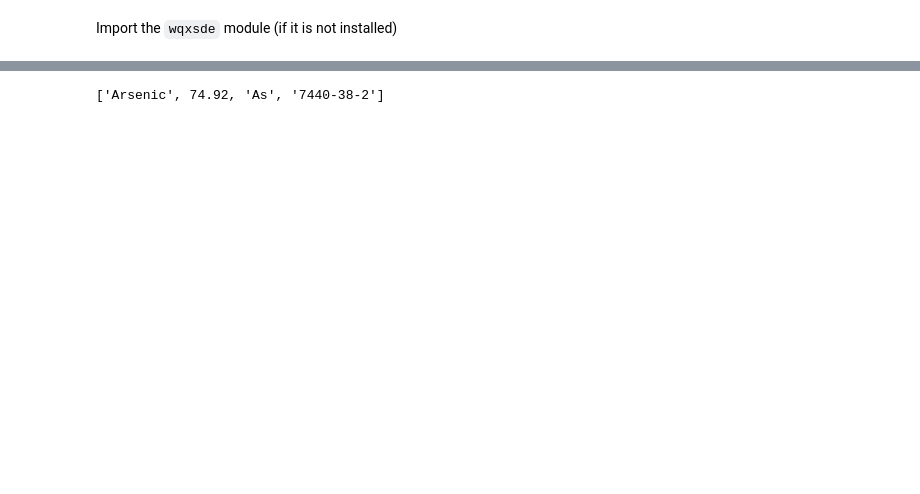
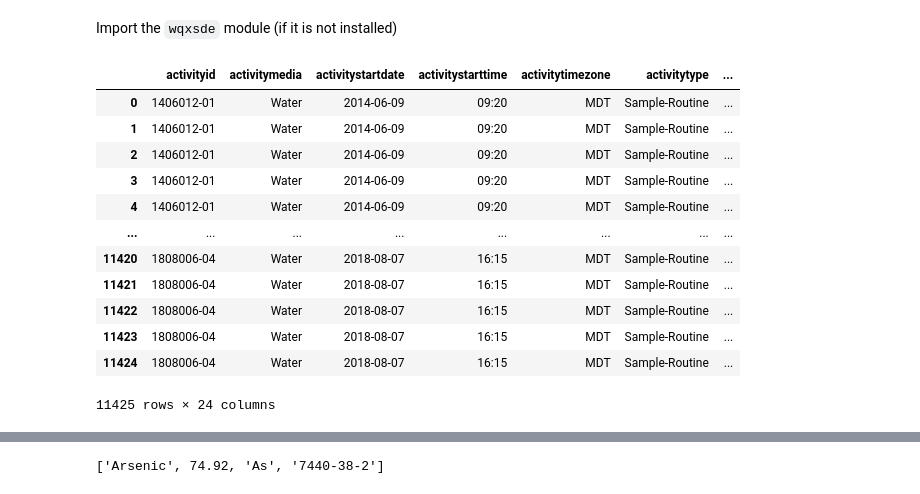
Before and after one commit to inkenbrandt/wqxsde, a Jupyter notebook: examples/Lab to SDE to WQX .ipynb, the cells around one changed output, grey strips where cells are left out. Cells and saved outputs as stored; diff of their text form; code cells hidden in the pictures; blank space fills up the shorter version.

```diff
--- a/examples/Lab to SDE to WQX .ipynb
+++ b/examples/Lab to SDE to WQX .ipynb
@@ -29,0 +28,18 @@ gp = wqxsde.GetPaths(engine)
+# %%
+sdewqx = wqxsde.SDEtoWQX(*dbconnect.postconn_ugs_details(), "G:/My Drive/WORK/Groundwater Chemistry/output/")
+# %%
+sdewqx.ugs_to_upload['Result-Activity']
+# %% [output]
+|  | activityid | activitymedia | activitystartdate | activitystarttime | activitytimezone | activitytype | ... |
+| 0 | 1406012-01 | Water | 2014-06-09 | 09:20 | MDT | Sample-Routine | ... |
+| 1 | 1406012-01 | Water | 2014-06-09 | 09:20 | MDT | Sample-Routine | ... |
+| 2 | 1406012-01 | Water | 2014-06-09 | 09:20 | MDT | Sample-Routine | ... |
+| 3 | 1406012-01 | Water | 2014-06-09 | 09:20 | MDT | Sample-Routine | ... |
+| 4 | 1406012-01 | Water | 2014-06-09 | 09:20 | MDT | Sample-Routine | ... |
+| ... | ... | ... | ... | ... | ... | ... | ... |
+| 11420 | 1808006-04 | Water | 2018-08-07 | 16:15 | MDT | Sample-Routine | ... |
+| 11421 | 1808006-04 | Water | 2018-08-07 | 16:15 | MDT | Sample-Routine | ... |
+| 11422 | 1808006-04 | Water | 2018-08-07 | 16:15 | MDT | Sample-Routine | ... |
+| 11423 | 1808006-04 | Water | 2018-08-07 | 16:15 | MDT | Sample-Routine | ... |
+| 11424 | 1808006-04 | Water | 2018-08-07 | 16:15 | MDT | Sample-Routine | ... |
+11425 rows × 24 columns
```
Also changed, not shown: parts of 49 cells of this notebook, 8 other files.
